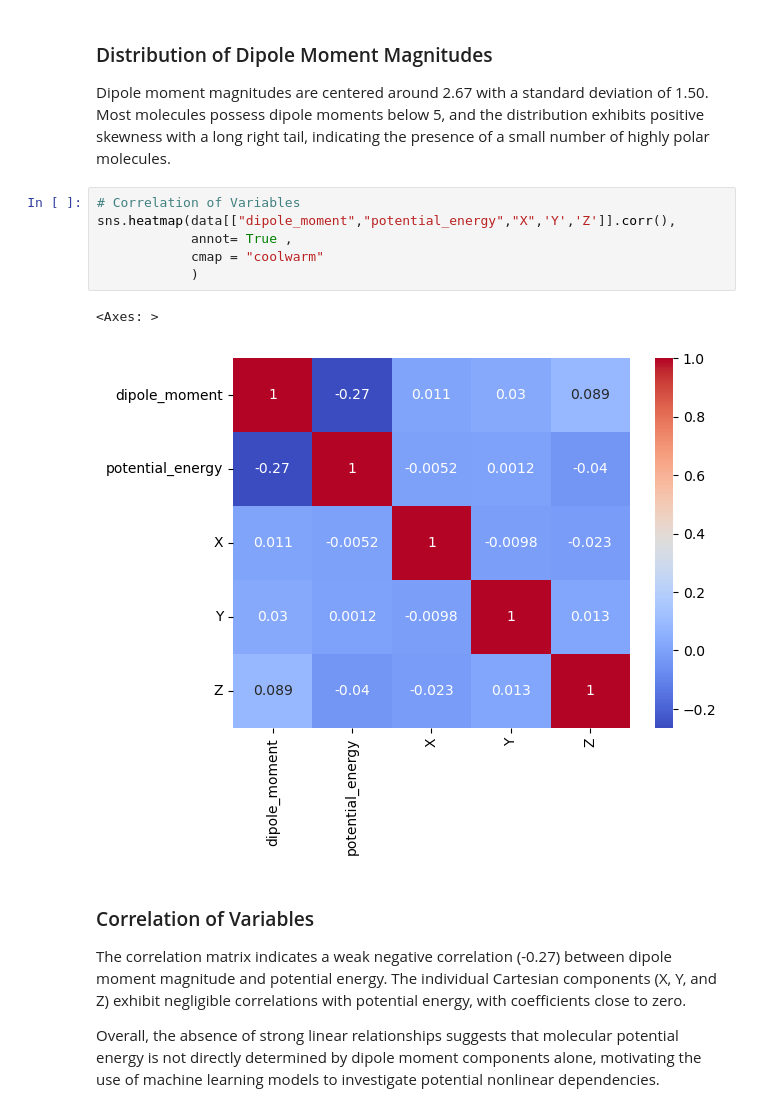
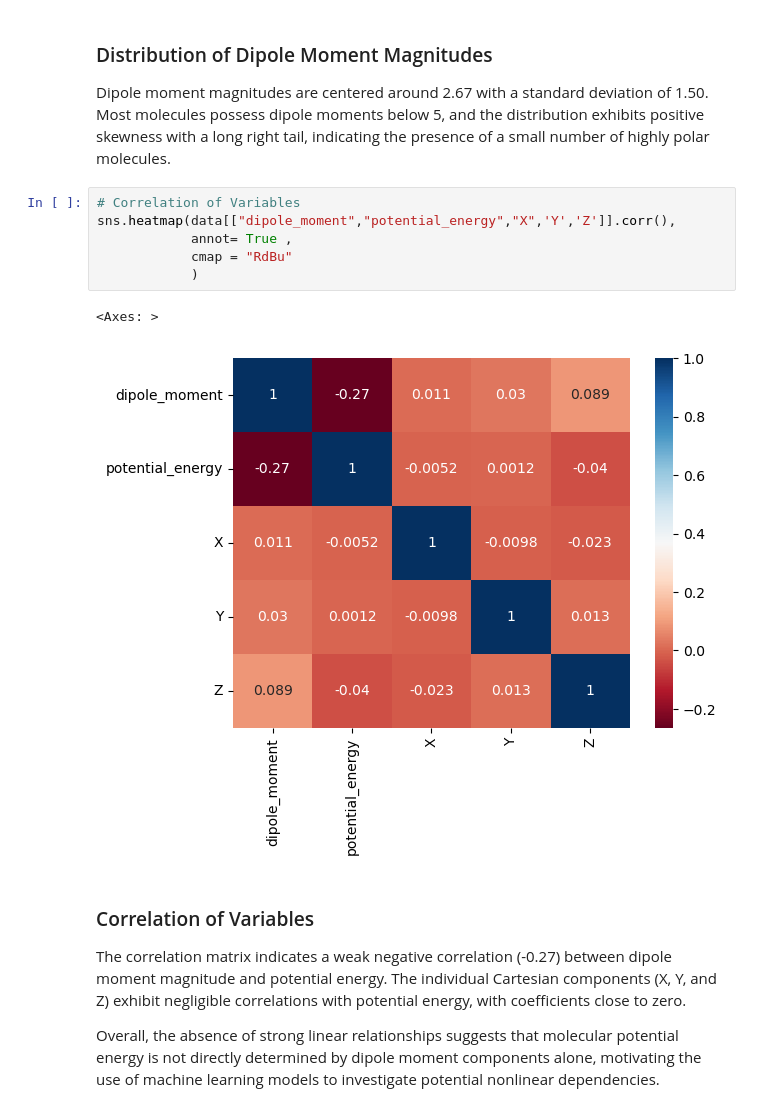
Before and after one commit to thedhawalpanchamiya/can-dipole-predict-energy, a Jupyter notebook: main.ipynb, the cells around one changed output. Cells and saved outputs as stored; diff of their text form.

```diff
--- a/main.ipynb
+++ b/main.ipynb
@@ -230,12 +230,12 @@ Dipole moment magnitudes are centered around 2.67 with a standard deviation of 1
 # %%
 # Correlation of Variables
 sns.heatmap(data[["dipole_moment","potential_energy","X",'Y','Z']].corr(),
             annot= True ,
-            cmap = "coolwarm"
+            cmap = "RdBu"
             )
 # %% [output]
 <Axes: >
-[figure, old version]
+[figure, new version]
 # %% [markdown]
 ### Correlation of Variables
 
```
Also changed, not shown: parts of 7 cells of this notebook.
